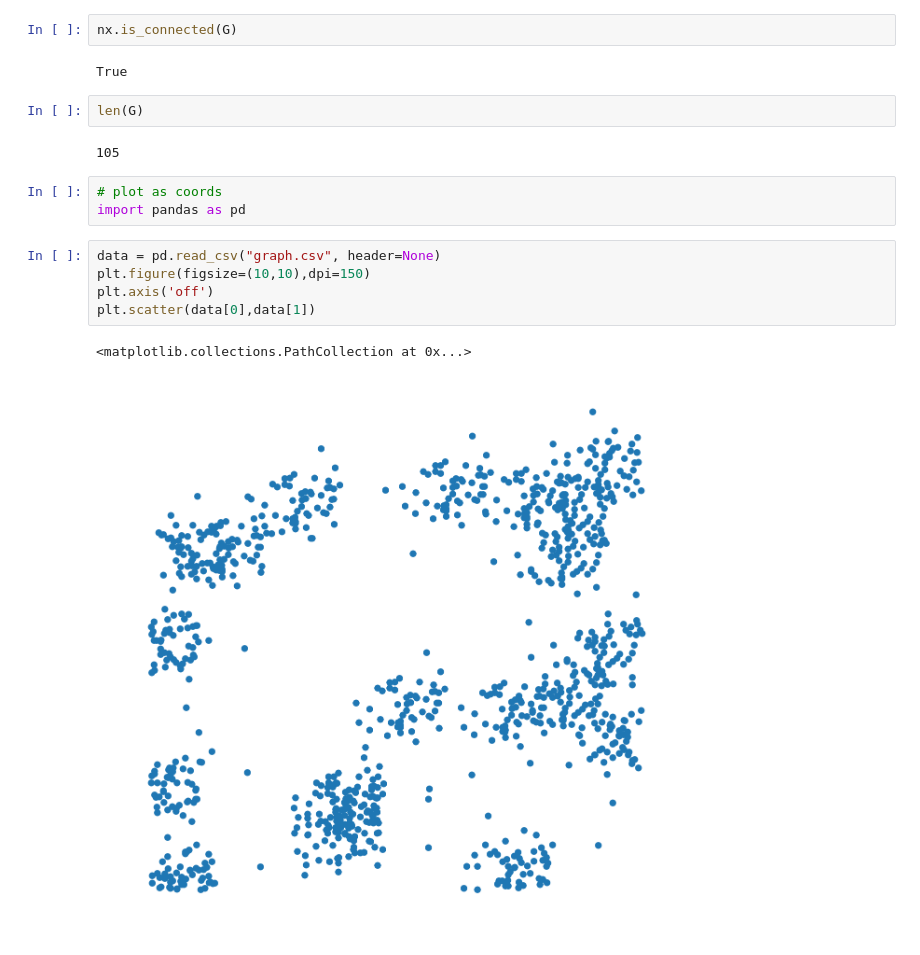
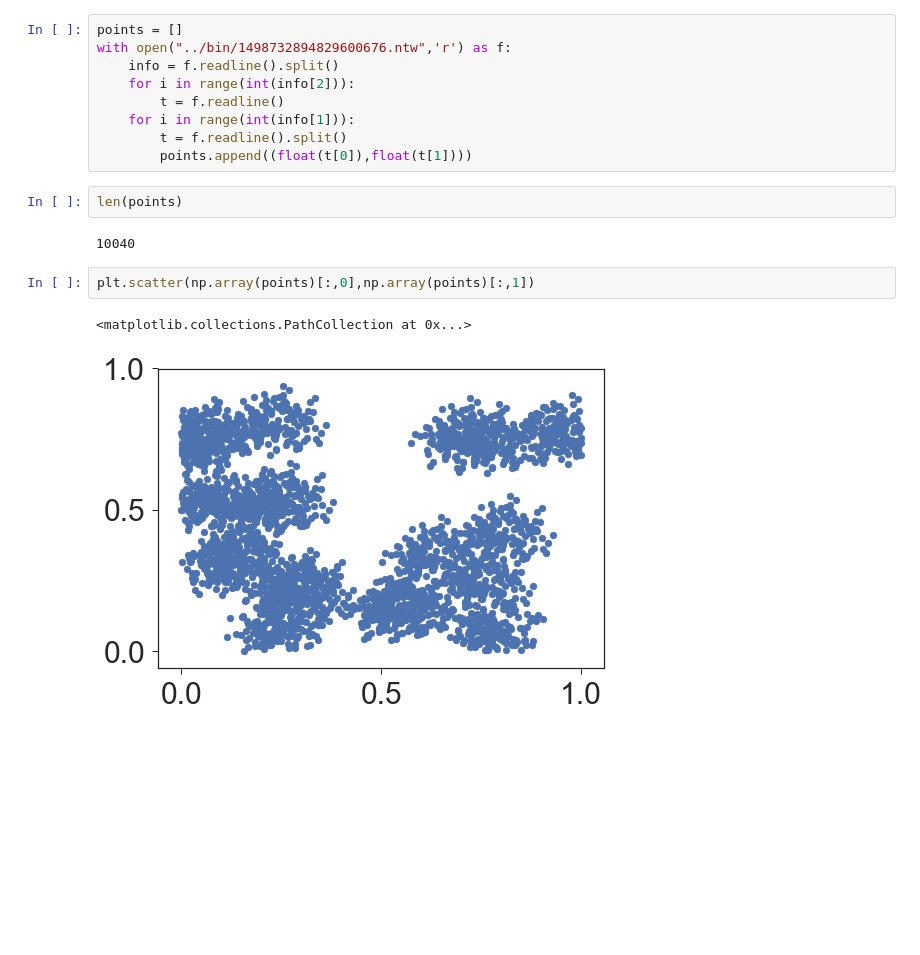
Before and after one commit to allogn/wma, a Jupyter notebook: experiments/Plot Graph.ipynb, the cells around one changed output. Drawn from its saved outputs; the diff is of its cells as text; blank space fills up the shorter version.

```diff
--- a/experiments/Plot Graph.ipynb
+++ b/experiments/Plot Graph.ipynb
@@ -17,19 +6,18 @@ nx.draw(G,node_size=10, with_labels = True)
-# %%
-nx.is_connected(G)
-# %% [output]
-True
+# %%
+points = []
+with open("../bin/1498732894829600676.ntw",'r') as f:
+    info = f.readline().split()
+    for i in range(int(info[2])):
+        t = f.readline()
+    for i in range(int(info[1])):
+        t = f.readline().split()
+        points.append((float(t[0]),float(t[1])))
 # %%
-len(G)
+len(points)
 # %% [output]
-105
+10040
-# %%
-# plot as coords
-import pandas as pd
-# %%
-data = pd.read_csv("graph.csv", header=None)
-plt.figure(figsize=(10,10),dpi=150)
-plt.axis('off')
-plt.scatter(data[0],data[1])
-# %% [output]
-<matplotlib.collections.PathCollection at 0x...>
-[figure, removed]
+# %%
+plt.scatter(np.array(points)[:,0],np.array(points)[:,1])
+# %% [output]
+<matplotlib.collections.PathCollection at 0x...>
+[figure, added]
```
Also changed, not shown: parts of 6 cells of this notebook, 9 other files.
